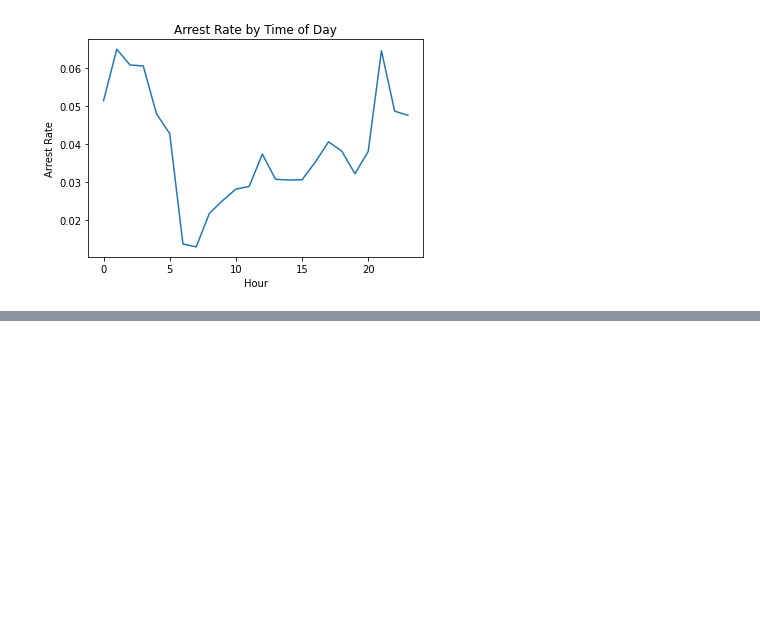
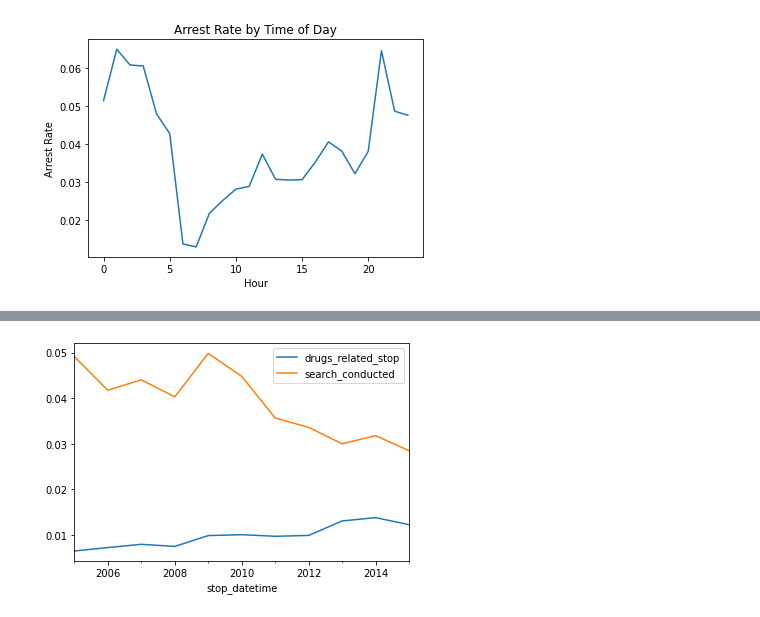
Before and after one commit to dataqueenpend/Case-Studies, a Jupyter notebook: Analyzing_Police_Activity_with_pandas.ipynb, the cells around one changed output, grey strips where cells are left out. Cells and saved outputs as stored; diff of their text form; code cells hidden in the pictures; blank space fills up the shorter version.

```diff
--- a/Analyzing_Police_Activity_with_pandas.ipynb
+++ b/Analyzing_Police_Activity_with_pandas.ipynb
@@ -1088,0 +1176,2 @@ plt.show()
+# %%
+annual_search_rate = ri.search_conducted.resample('A').mean()
@@ -1088,0 +1184,4 @@ plt.show()
+# %%
+annual = pd.concat([annual_drug_rate,annual_search_rate], axis='columns')
+
+print(annual)
@@ -1088,0 +1208,5 @@ plt.show()
+# %%
+annual.plot()
+plt.show()
+# %% [output]
+[figure, added]
```
Also changed, not shown: parts of 73 cells of this notebook.
